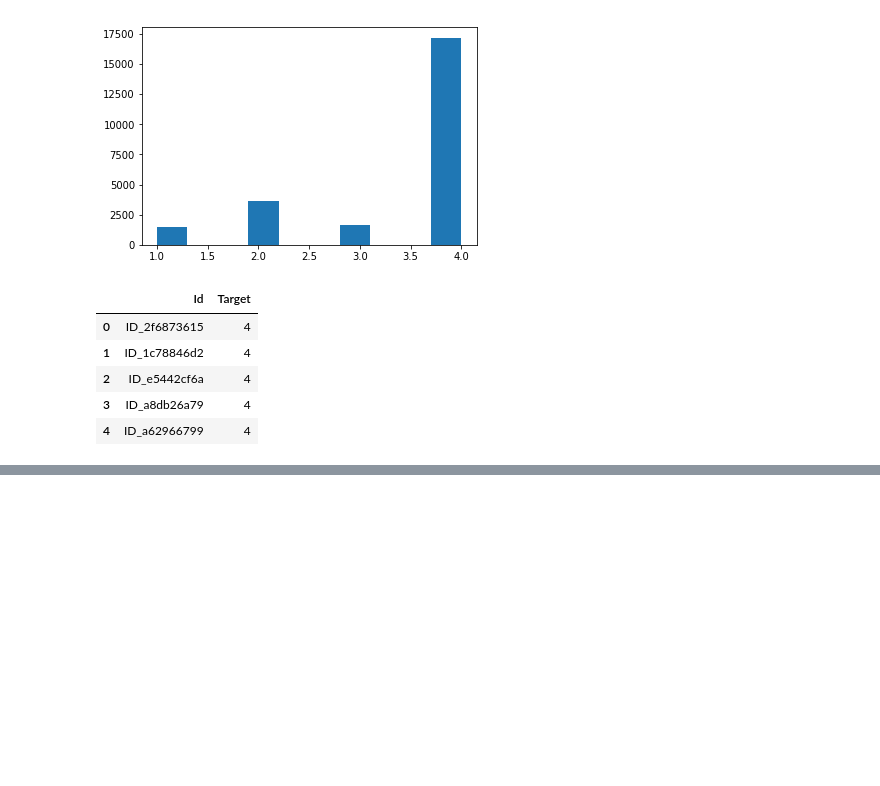
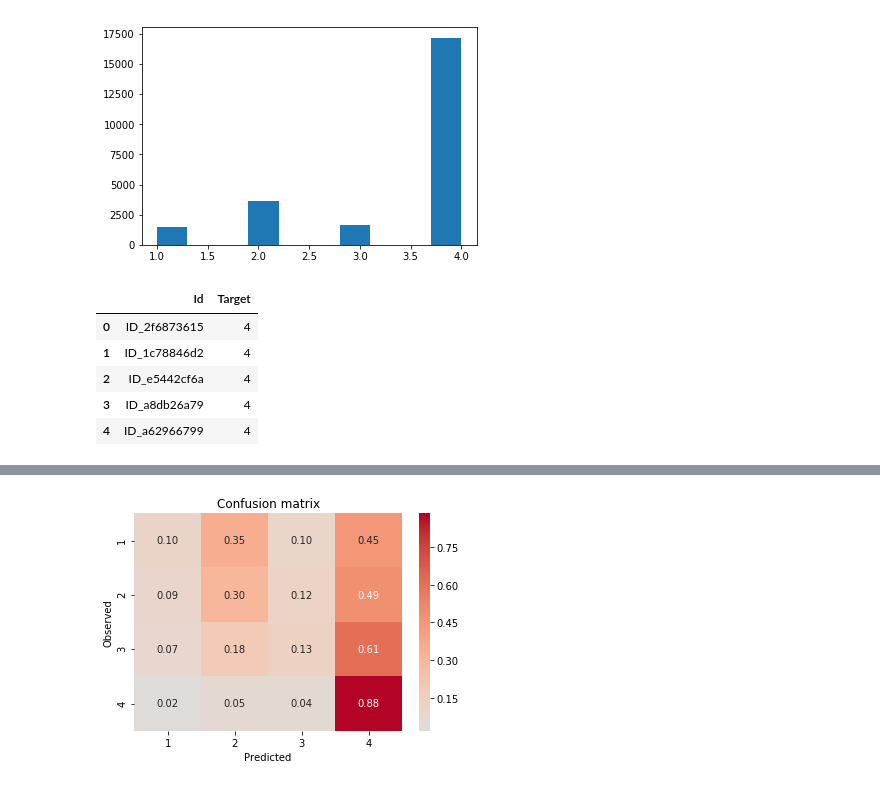
Before and after one commit to zwrankin/poverty_prediction, a Jupyter notebook: notebooks/09_10_second_model_expand_pipelines.ipynb, the cells around one changed output, grey strips where cells are left out. Drawn from its saved outputs; the diff is of its cells as text; code cells hidden in the pictures; blank space fills up the shorter version.

Commit message:
adding visualization module with confusion matrix plot

```diff
--- a/notebooks/09_10_second_model_expand_pipelines.ipynb
+++ b/notebooks/09_10_second_model_expand_pipelines.ipynb
@@ -221,0 +234,2 @@ submission.head()
+# %%
+y_train_predict = cross_val_predict(model, X_train, y_train, cv = kfold)
@@ -221,0 +254,4 @@ submission.head()
+# %%
+plot_confusion_matrix(y_train, y_train_predict, xticklabels = [1,2,3,4], yticklabels=[1,2,3,4])
+# %% [output]
+[figure, added]
```
Also changed, not shown: parts of 5 cells of this notebook, 1 other file.
